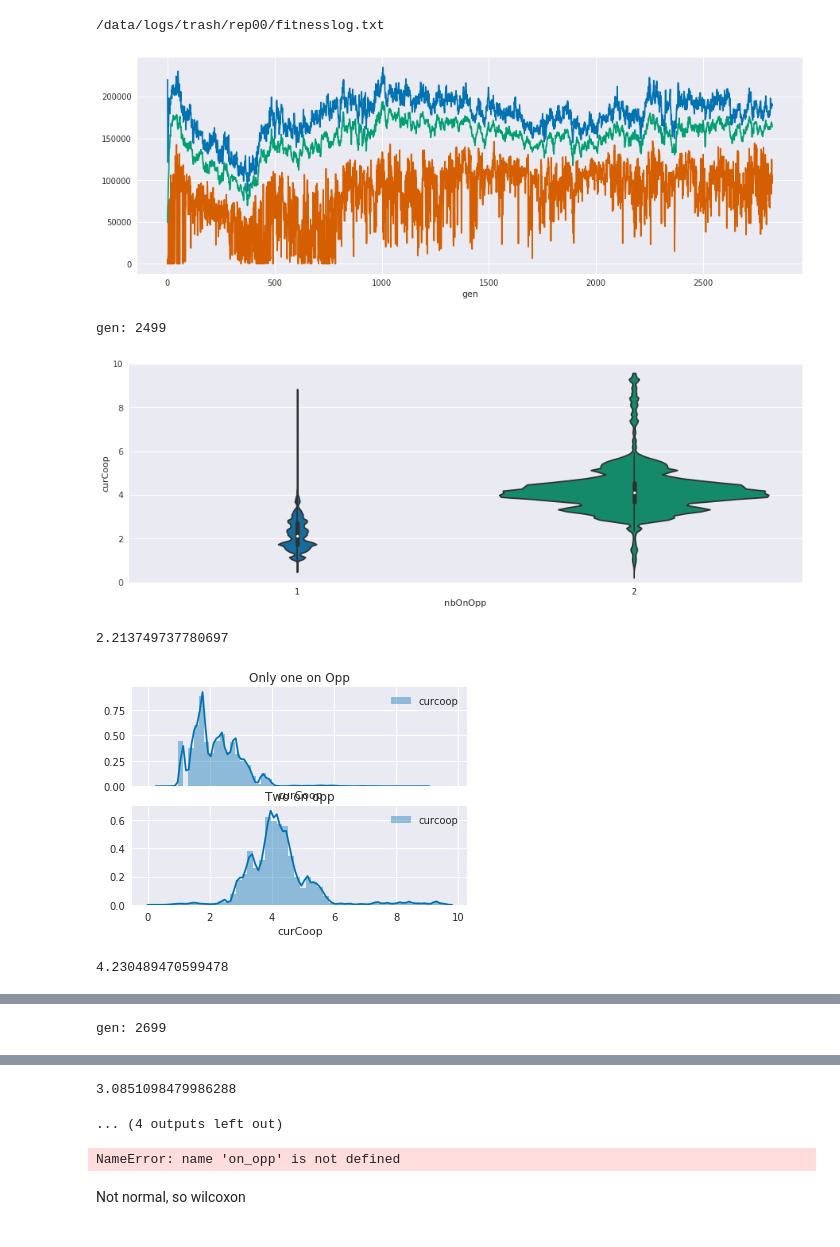
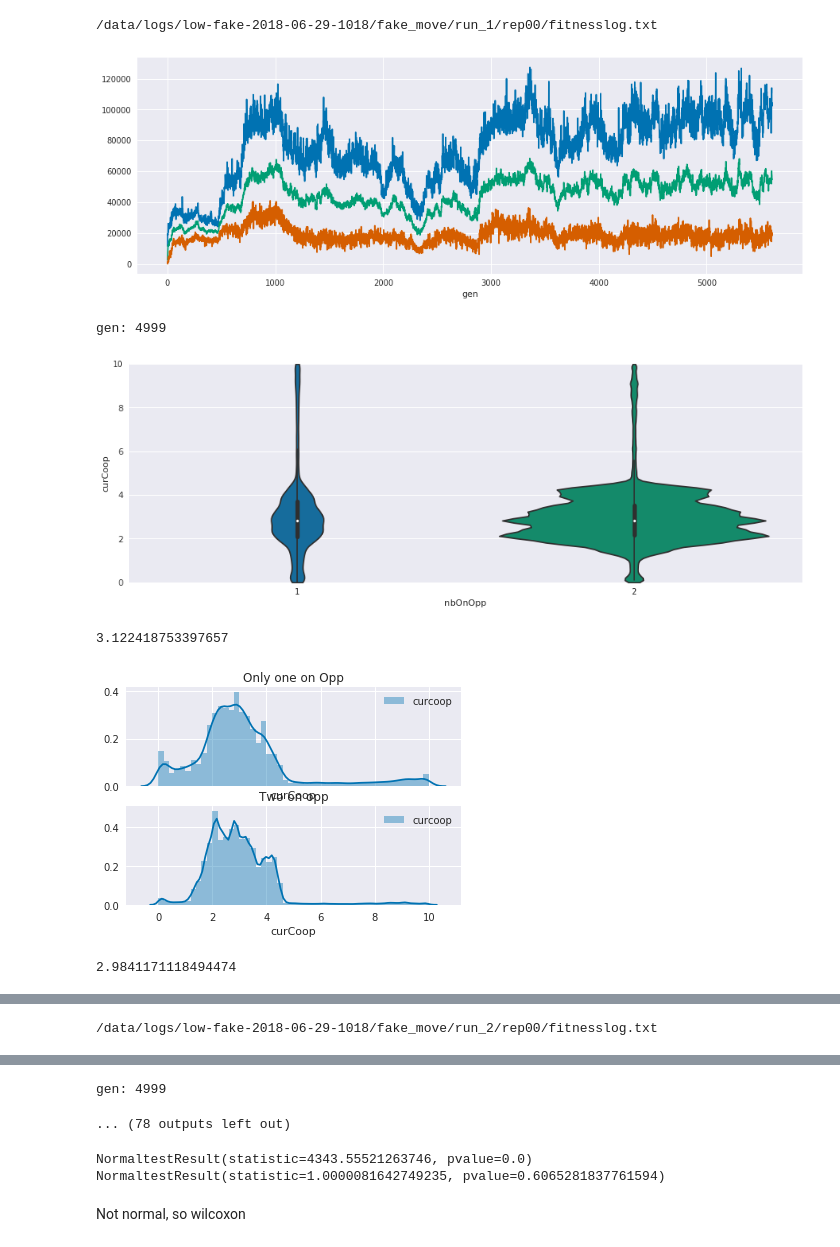
Before and after one commit to PaulEcoffet/roborobo3, a Jupyter notebook: roborobo3/notebooks/bigmodel ESS stat.ipynb, the cells around one changed output, grey strips where cells are left out. Drawn from its saved outputs; the diff is of its cells as text; code cells hidden in the pictures.

```diff
--- a/roborobo3/notebooks/bigmodel ESS stat.ipynb
+++ b/roborobo3/notebooks/bigmodel ESS stat.ipynb
@@ -13,18 +13,9 @@ sns.set()
 sns.set_palette('colorblind');
 # %%
 
-run_folder = '2018-05-15-1737-bm-grid-fake-mulambda'
+gens = [4999]
 
-#run_folder = '2018-05-24-1657-bm-grid-fake-ml-highcoef'
-#run_folder = '2018-06-04-1129-bm-grid-fake-ml-opptime-250'
-#run_folder = "2018-06-07-1857-bm-rep-big-ml"
-#run_folder = '2018-06-07-1859-bm-rep-small-ml/'
-run_folder = '2018-06-07-1859-bm-rep-big-fitprop'
-run_folder = '2018-06-20-1549-bm-rep-big-tp/'
-
-gens = [2499, 2699]
-
-conds = sorted(glob(f'/data/logs/{run_folder}/**/rep00', recursive=True))
+conds = sorted(glob(f'/data/logs/low-fake-2018-06-29-1018/**/rep00', recursive=True))
 
 for cond in conds:
     try:
@@ -72,42 +63,40 @@ for cond in conds:
         ax2.set_ylim(0, 10)
         plt.show(fig)
 
         on_opp = log.query('onOpp == 1 and nbOnOpp == 1')
         fig, (ax1, ax2) = plt.subplots(2,1, sharex=True)
         ax = ax1
         sns.distplot(on_opp['curCoop'], label="curcoop", ax=ax)
         #sns.distplot(on_opp['a']/on_opp['nbOnOpp'], label="ess")
         print(on_opp['curCoop'].mean())
         ax.set_title('Only one on Opp')
         ax.legend()
 
         ax = ax2
         on_opp = log.query('onOpp == 1 and nbOnOpp == 2').copy()
         sns.distplot(on_opp['curCoop'], label="curcoop", ax=ax)
         #sns.distplot(on_opp['a'], label="ess")
         ax.legend()
         ax.set_title('Two on opp')
         plt.show(fig)
         print(on_opp['curCoop'].mean())
 
         fig, ax = plt.subplots()
-        if 'other' in cond:
-            print('its other')
-            on_opp['tot'] = on_opp['meanTotal'] + on_opp['curCoop']
-        else:
-            on_opp['tot'] = on_opp['meanTotal']
+
+        on_opp['tot'] = on_opp['meanTotal'] + on_opp['curCoop']
+
         sns.distplot(on_opp['tot'], ax=ax)
         ax.set_xlim(0, 12)
         plt.show(fig)
 
         fig, ax = plt.subplots()
         sns.distplot(log.groupby('id')['onOpp'].mean())
         plt.show()
 # %% [output]
-/data/logs/trash/rep00/fitnesslog.txt
+/data/logs/low-fake-2018-06-29-1018/fake_move/run_1/rep00/fitnesslog.txt
-[figure, old version]
+[figure, new version]
-gen: 2499
+gen: 4999
-[figure, old version]
+[figure, new version]
-2.213749737780697
+3.122418753397657
-[figure, old version]
+[figure, new version]
-4.230489470599478
+2.9841171118494474
@@ -116 +105 @@ gen: 2499
-gen: 2699
+/data/logs/low-fake-2018-06-29-1018/fake_move/run_2/rep00/fitnesslog.txt
@@ -118,10 +107,11 @@ gen: 2699
-3.0851098479986288
+gen: 4999
-... (4 outputs left out)
+... (78 outputs left out)
 # %%
 print(scipy.stats.normaltest(on_opp['curCoop']))
 print(scipy.stats.normaltest(on_opp['a']))
 # %% [output]
-NameError: name 'on_opp' is not defined
+NormaltestResult(statistic=4343.55521263746, pvalue=0.0)
+NormaltestResult(statistic=1.0000081642749235, pvalue=0.6065281837761594)
 # %% [markdown]
 Not normal, so wilcoxon
 # %%
```
Also changed, not shown: parts of 1 cell of this notebook, 1 other file.
